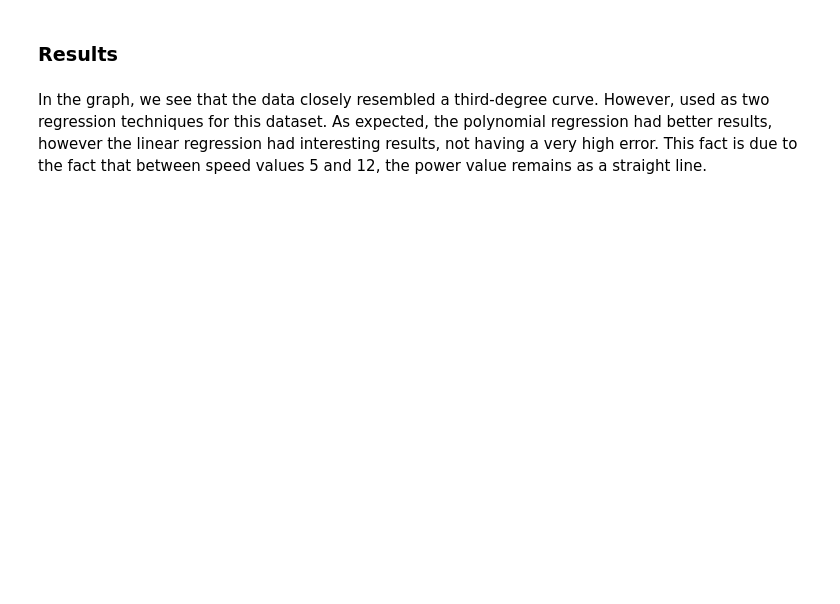
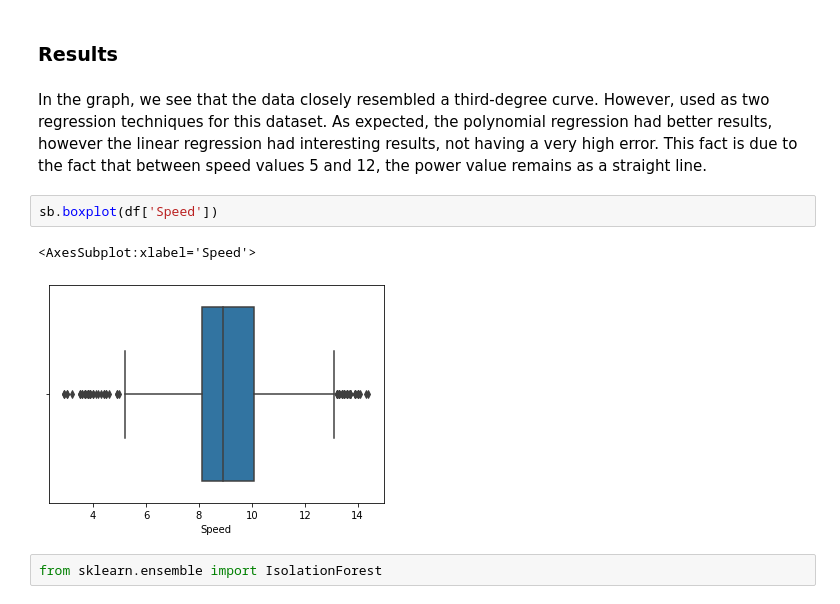
Before and after one commit to GeovaneBarros/Mentoria_Lead, a Jupyter notebook: exercicios4.ipynb, the cells around one changed output. Cells and saved outputs as stored; diff of their text form; blank space fills up the shorter version.

```diff
--- a/exercicios4.ipynb
+++ b/exercicios4.ipynb
@@ -95,0 +93,7 @@ In the graph, we see that the data closely resembled a third-degree curve. Howev
+# %%
+sb.boxplot(df['Speed'])
+# %% [output]
+<AxesSubplot:xlabel='Speed'>
+[figure, added]
+# %%
+from sklearn.ensemble import IsolationForest
```
Also changed, not shown: parts of 17 cells of this notebook, 6 other files.
